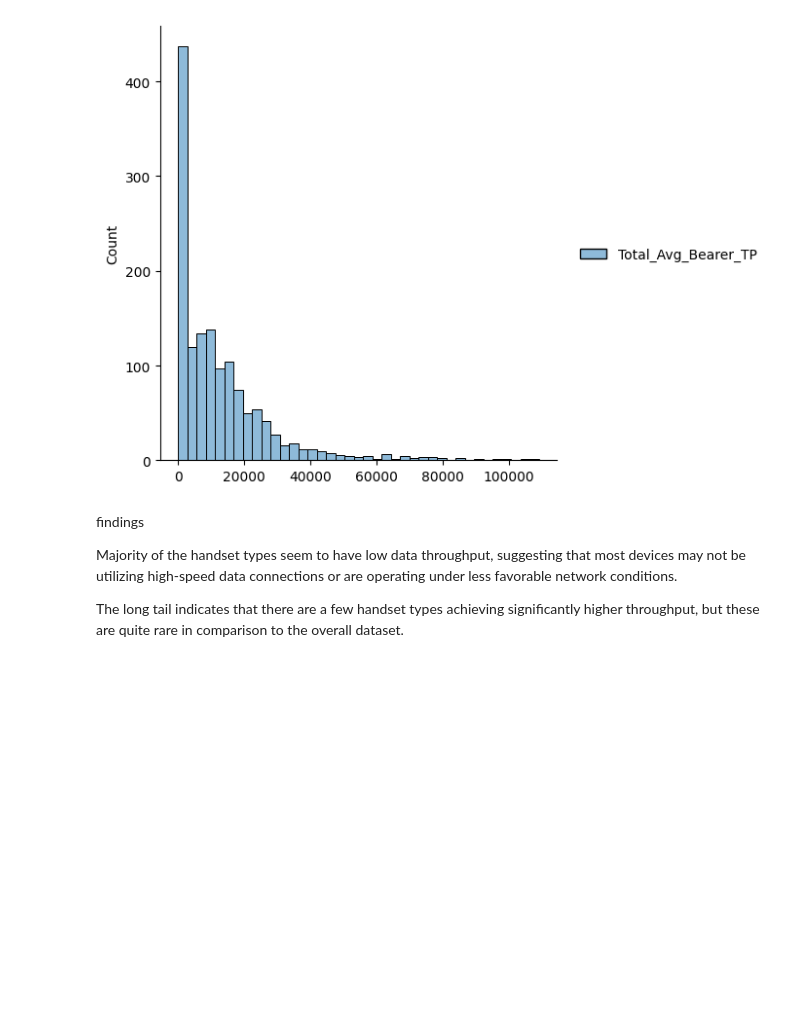
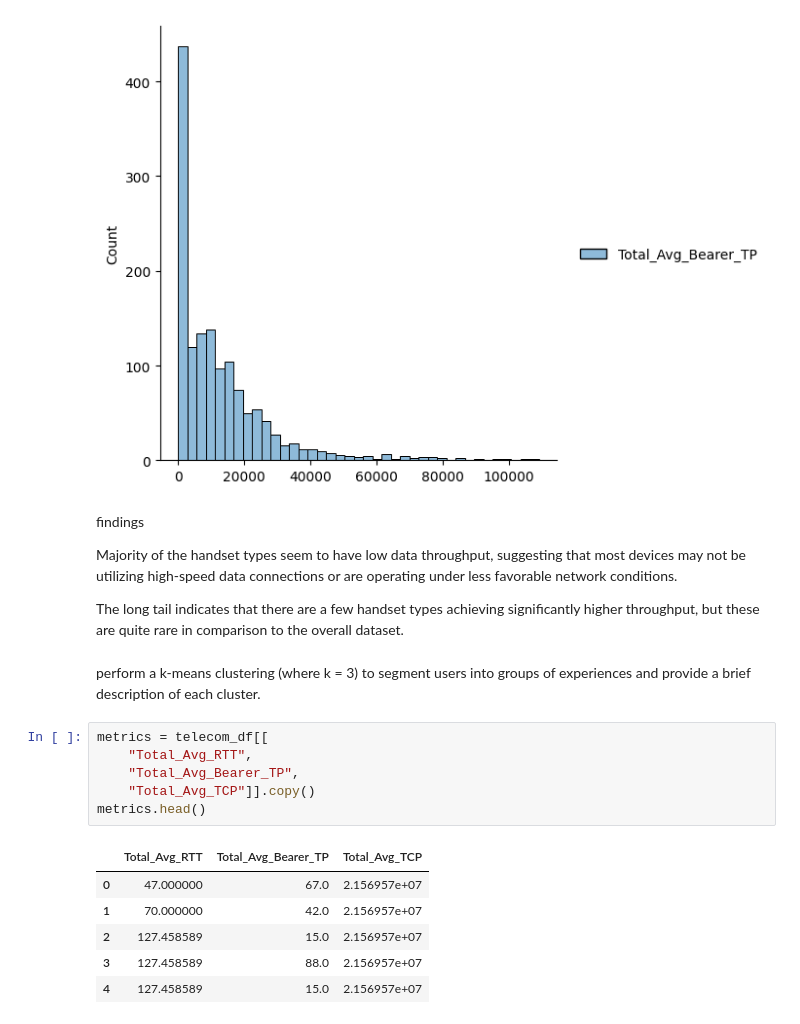
Before and after one commit to brook1167/Telecom-Analysis, a Jupyter notebook: notebooks/User_experience_analysis_task3.ipynb, the cells around one changed output. Drawn from its saved outputs; the diff is of its cells as text; blank space fills up the shorter version.

```diff
--- a/notebooks/User_experience_analysis_task3.ipynb
+++ b/notebooks/User_experience_analysis_task3.ipynb
@@ -163,3 +183,18 @@ Majority of the handset types seem to have low data throughput, suggesting that
 
 
 The long tail indicates that there are a few handset types achieving significantly higher throughput, but these are quite rare in comparison to the overall dataset.
+# %% [markdown]
+perform a k-means clustering (where k = 3) to segment users into groups of experiences and provide a brief description of each cluster.
+# %%
+metrics = telecom_df[[
+    "Total_Avg_RTT",
+    "Total_Avg_Bearer_TP",
+    "Total_Avg_TCP"]].copy()
+metrics.head()
+# %% [output]
+|  | Total_Avg_RTT | Total_Avg_Bearer_TP | Total_Avg_TCP |
+| 0 | 47.000000 | 67.0 | 2.156957e+07 |
+| 1 | 70.000000 | 42.0 | 2.156957e+07 |
+| 2 | 127.458589 | 15.0 | 2.156957e+07 |
+| 3 | 127.458589 | 88.0 | 2.156957e+07 |
+| 4 | 127.458589 | 15.0 | 2.156957e+07 |
```
Also changed, not shown: parts of 4 cells of this notebook.
